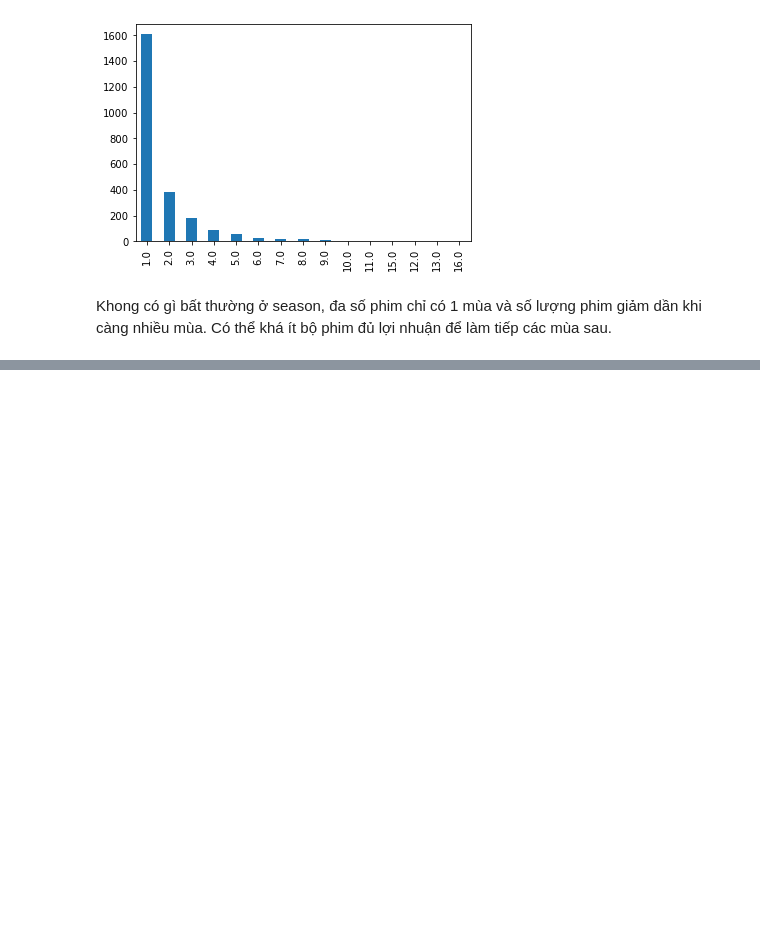
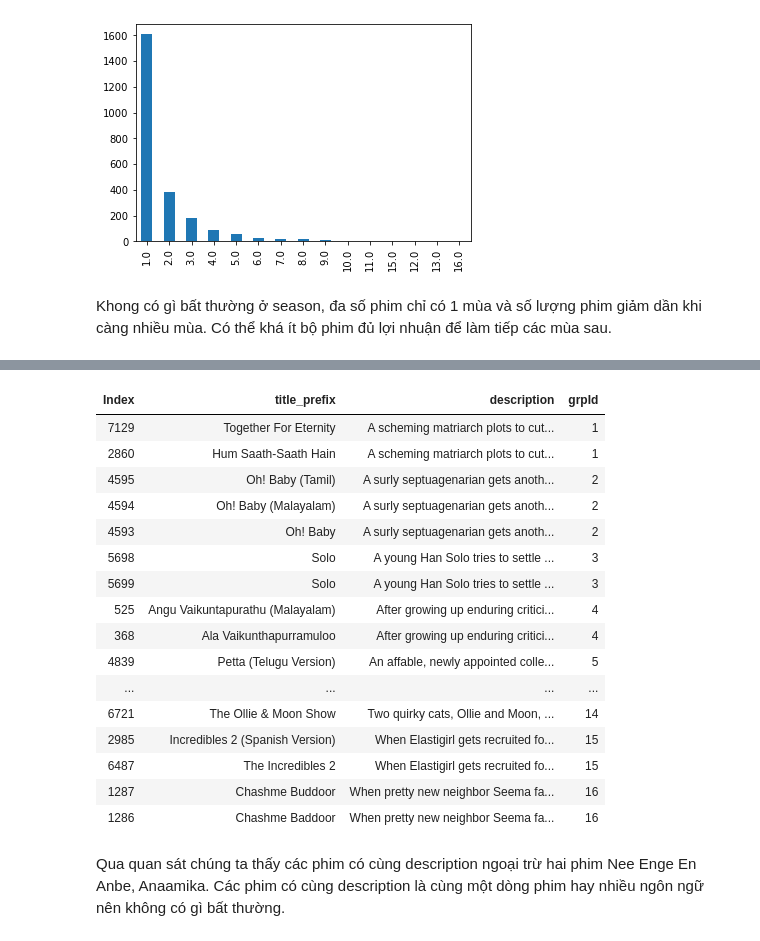
Before and after one commit to sgrayk/P4DS, a Jupyter notebook: Phuc.ipynb, the cells around one changed output, grey strips where cells are left out. Cells and saved outputs as stored; diff of their text form; code cells hidden in the pictures; blank space fills up the shorter version.

```diff
--- a/Phuc.ipynb
+++ b/Phuc.ipynb
@@ -428,0 +628,8 @@ Name: title_prefix, dtype: int64
+# %%
+#Lấy các dòng có description xuất hiện nhiều hơn 1 lần
+df1 = df_movies[df_movies.groupby(['description'])['show_id'].transform('count') > 1][['title_prefix','description']]
+
+#Group ID để tô màu
+df1['grpId']=df1.groupby('description').ngroup().add(1)
+df1=df1.sort_values(by='grpId')
+df1.head()
@@ -428,0 +643,29 @@ Name: title_prefix, dtype: int64
+# %%
+def rowStyle(row):
+    if row.grpId %2 ==0:
+        return ['background-color: #F4ECD6'] * len(row)
+    return ['background-color: #A7CAB1'] * len(row)
+
+df1.style.apply(rowStyle,axis=1)
+df1.reset_index().rename(columns={'index': 'Index'}).style\
+    .apply(rowStyle, axis=1).hide_index()
+# %% [output]
+| Index | title_prefix | description | grpId |
+| 7129 | Together For Eternity | A scheming matriarch plots to cut... | 1 |
+| 2860 | Hum Saath-Saath Hain | A scheming matriarch plots to cut... | 1 |
+| 4595 | Oh! Baby (Tamil) | A surly septuagenarian gets anoth... | 2 |
+| 4594 | Oh! Baby (Malayalam) | A surly septuagenarian gets anoth... | 2 |
+| 4593 | Oh! Baby | A surly septuagenarian gets anoth... | 2 |
+| 5698 | Solo | A young Han Solo tries to settle ... | 3 |
+| 5699 | Solo | A young Han Solo tries to settle ... | 3 |
+| 525 | Angu Vaikuntapurathu (Malayalam) | After growing up enduring critici... | 4 |
+| 368 | Ala Vaikunthapurramuloo | After growing up enduring critici... | 4 |
+| 4839 | Petta (Telugu Version) | An affable, newly appointed colle... | 5 |
+| ... | ... | ... | ... |
+| 6721 | The Ollie & Moon Show | Two quirky cats, Ollie and Moon, ... | 14 |
+| 2985 | Incredibles 2 (Spanish Version) | When Elastigirl gets recruited fo... | 15 |
+| 6487 | The Incredibles 2 | When Elastigirl gets recruited fo... | 15 |
+| 1287 | Chashme Buddoor | When pretty new neighbor Seema fa... | 16 |
+| 1286 | Chashme Baddoor | When pretty new neighbor Seema fa... | 16 |
+# %% [markdown]
+Qua quan sát chúng ta thấy các phim có cùng description ngoại trừ hai phim Nee Enge En Anbe, Anaamika. Các phim có cùng description là cùng một dòng phim hay nhiều ngôn ngữ nên không có gì bất thường.
```
Also changed, not shown: parts of 43 cells of this notebook.
